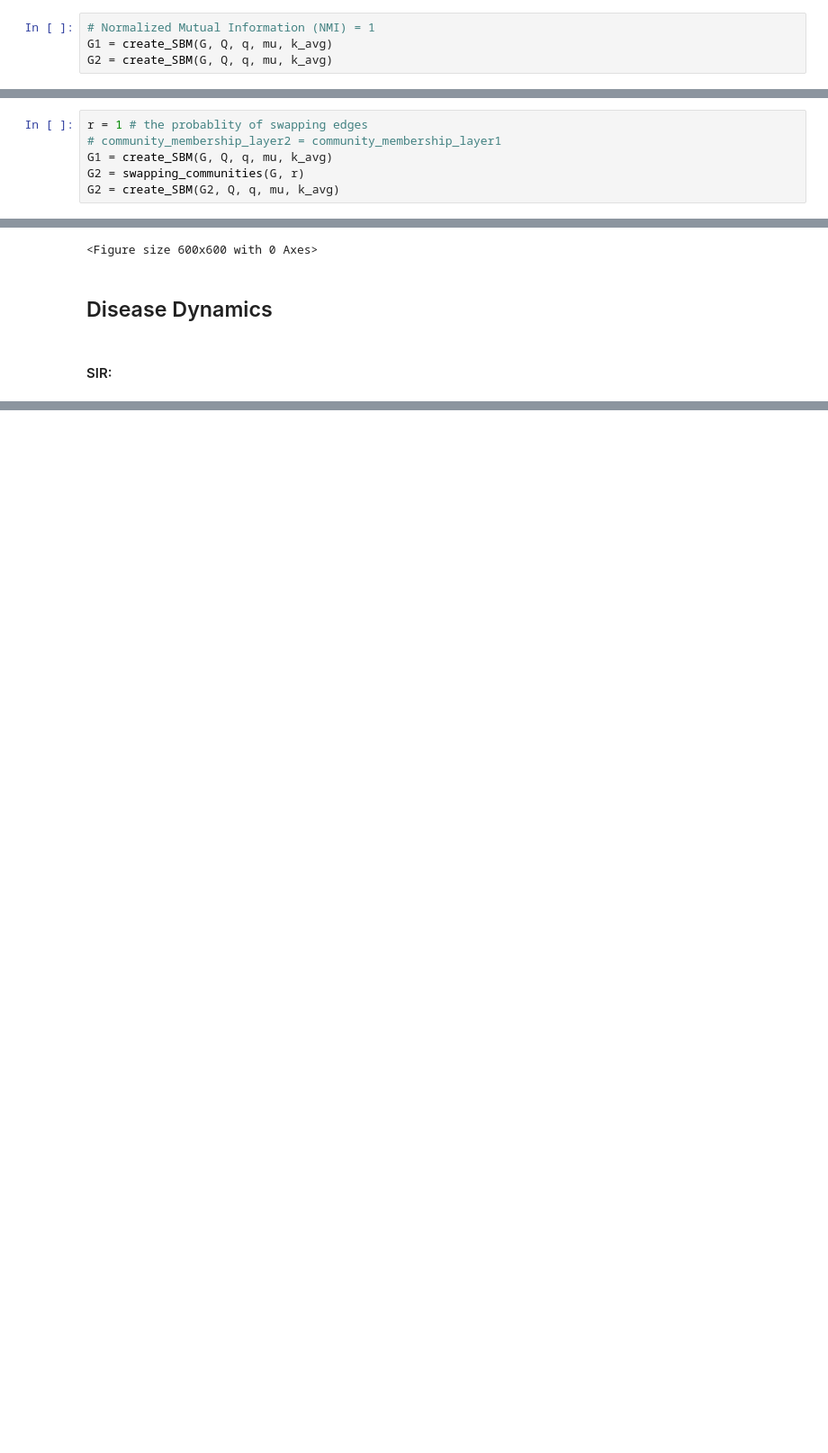
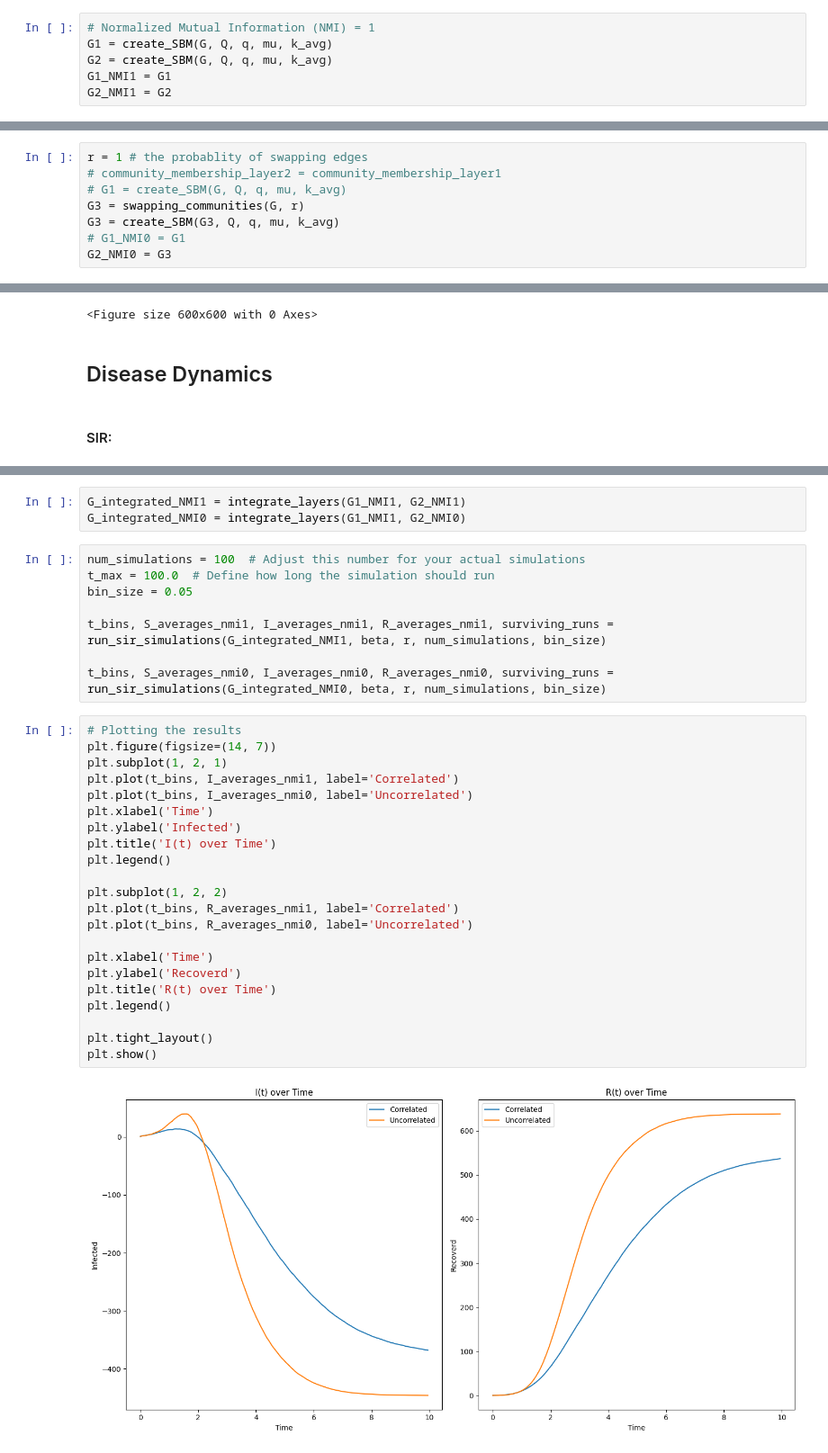
Before and after one commit to narges8k/Network-Science-Project, a Jupyter notebook: EpidemicSpreadingInGroup-StructuredPopulations/model.ipynb, the cells around one changed output, grey strips where cells are left out. Shown at 90% size. Saved outputs shown, nothing was run; the diff lists cells and outputs as text; blank space fills up the shorter version.

```diff
--- a/EpidemicSpreadingInGroup-StructuredPopulations/model.ipynb
+++ b/EpidemicSpreadingInGroup-StructuredPopulations/model.ipynb
@@ -51,6 +53,8 @@ def create_SBM(G, Q, q, mu, k_avg):
 # Normalized Mutual Information (NMI) = 1
 G1 = create_SBM(G, Q, q, mu, k_avg)
 G2 = create_SBM(G, Q, q, mu, k_avg)
+G1_NMI1 = G1
+G2_NMI1 = G2
 # %% [markdown]
 ##### Un-Correlated Communities
 # %%
@@ -78,9 +82,11 @@ def swapping_communities(G, r):
 # %%
 r = 1 # the probablity of swapping edges
 # community_membership_layer2 = community_membership_layer1
-G1 = create_SBM(G, Q, q, mu, k_avg)
-G2 = swapping_communities(G, r)
-G2 = create_SBM(G2, Q, q, mu, k_avg)
+# G1 = create_SBM(G, Q, q, mu, k_avg)
+G3 = swapping_communities(G, r)
+G3 = create_SBM(G3, Q, q, mu, k_avg)
+# G1_NMI0 = G1
+G2_NMI0 = G3
 # %% [markdown]
 ##### Plot
 # %%
@@ -191,0 +235,35 @@ S_records, I_records, R_records, time_span = SIR_dynamics(G_integrated, beta, r)
+# %%
+G_integrated_NMI1 = integrate_layers(G1_NMI1, G2_NMI1)
+G_integrated_NMI0 = integrate_layers(G1_NMI1, G2_NMI0)
+# %%
+num_simulations = 100  # Adjust this number for your actual simulations
+t_max = 100.0  # Define how long the simulation should run
+bin_size = 0.05
+
+t_bins, S_averages_nmi1, I_averages_nmi1, R_averages_nmi1, surviving_runs = run_sir_simulations(G_integrated_NMI1, beta, r, num_simulations, bin_size)
+
+t_bins, S_averages_nmi0, I_averages_nmi0, R_averages_nmi0, surviving_runs = run_sir_simulations(G_integrated_NMI0, beta, r, num_simulations, bin_size)
+# %%
+# Plotting the results
+plt.figure(figsize=(14, 7))
+plt.subplot(1, 2, 1)
+plt.plot(t_bins, I_averages_nmi1, label='Correlated')
+plt.plot(t_bins, I_averages_nmi0, label='Uncorrelated')
+plt.xlabel('Time')
+plt.ylabel('Infected')
+plt.title('I(t) over Time')
+plt.legend()
+
+plt.subplot(1, 2, 2)
+plt.plot(t_bins, R_averages_nmi1, label='Correlated')
+plt.plot(t_bins, R_averages_nmi0, label='Uncorrelated')
+
+plt.xlabel('Time')
+plt.ylabel('Recoverd')
+plt.title('R(t) over Time')
+plt.legend()
+
+plt.tight_layout()
+plt.show()
+# %% [output]
+[figure, added]
```
Also changed, not shown: parts of 7 cells of this notebook.
